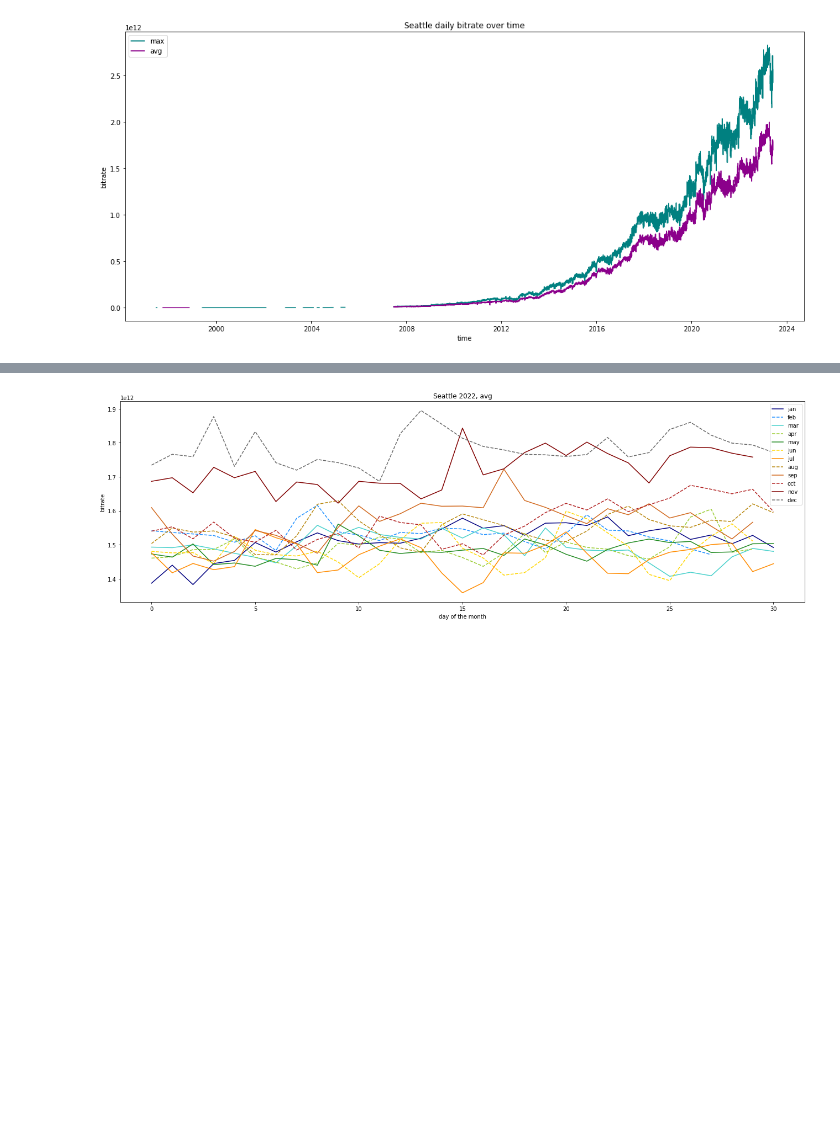
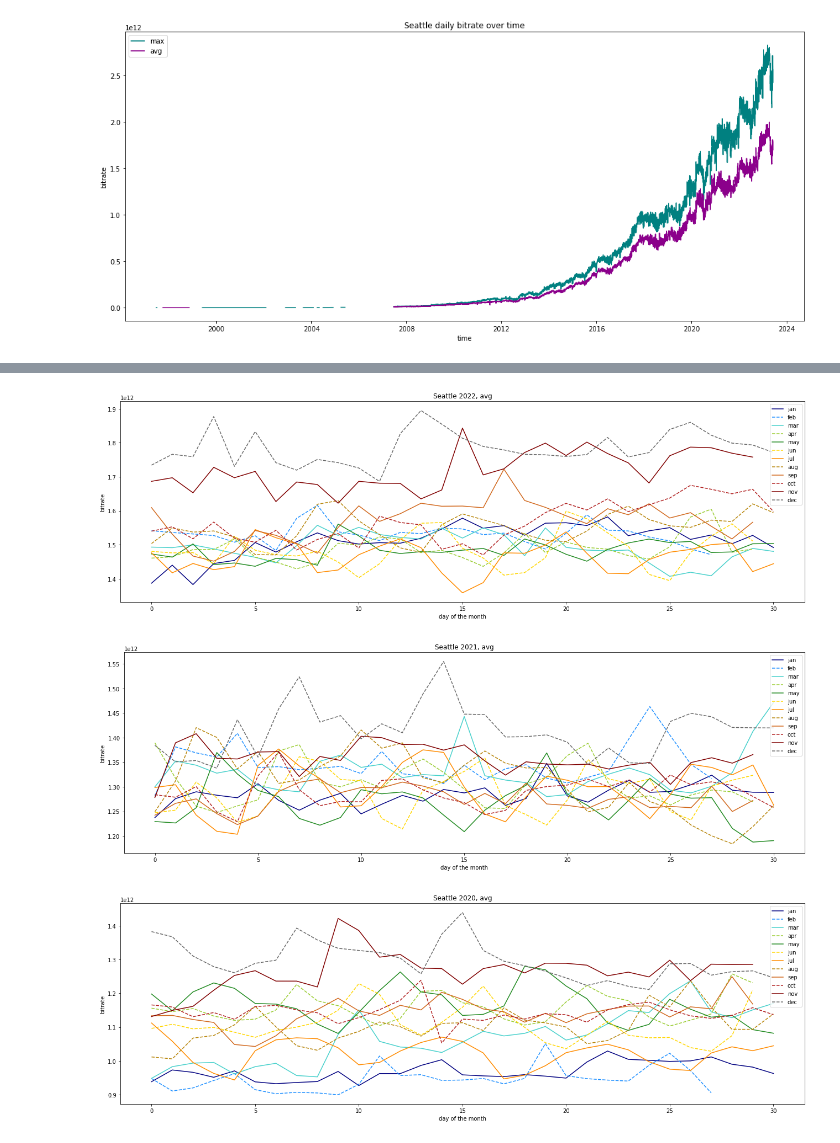
Before and after one commit to Ola2904/increasing_traffic_model, a Jupyter notebook: drawings.ipynb, the cells around one changed output, grey strips where cells are left out. Drawn from its saved outputs; the diff is of its cells as text; code cells hidden in the pictures; blank space fills up the shorter version.

```diff
--- a/drawings.ipynb
+++ b/drawings.ipynb
@@ -298,7 +299,11 @@ TypeError: draw_seattle_year_by_year() got an unexpected keyword argument 'weekl
 # %%
 draw_seattle_year_month_by_month(year=2022,aggregation='avg')
+draw_seattle_year_month_by_month(year=2021,aggregation='avg')
+draw_seattle_year_month_by_month(year=2020,aggregation='avg')
 # %% [output]
 [figure]
+[figure, added]
+[figure, added]
 # %%
 draw_seattle_cumsums(aggregation='avg')
 # %% [output]
```
Also changed, not shown: parts of 9 cells of this notebook.
